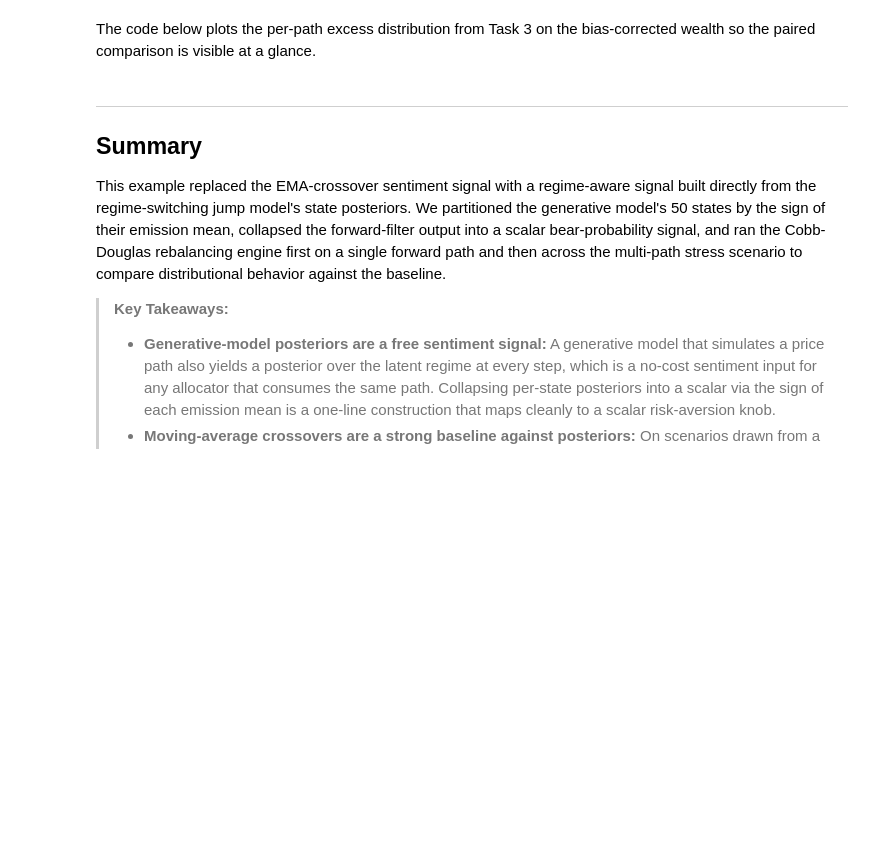
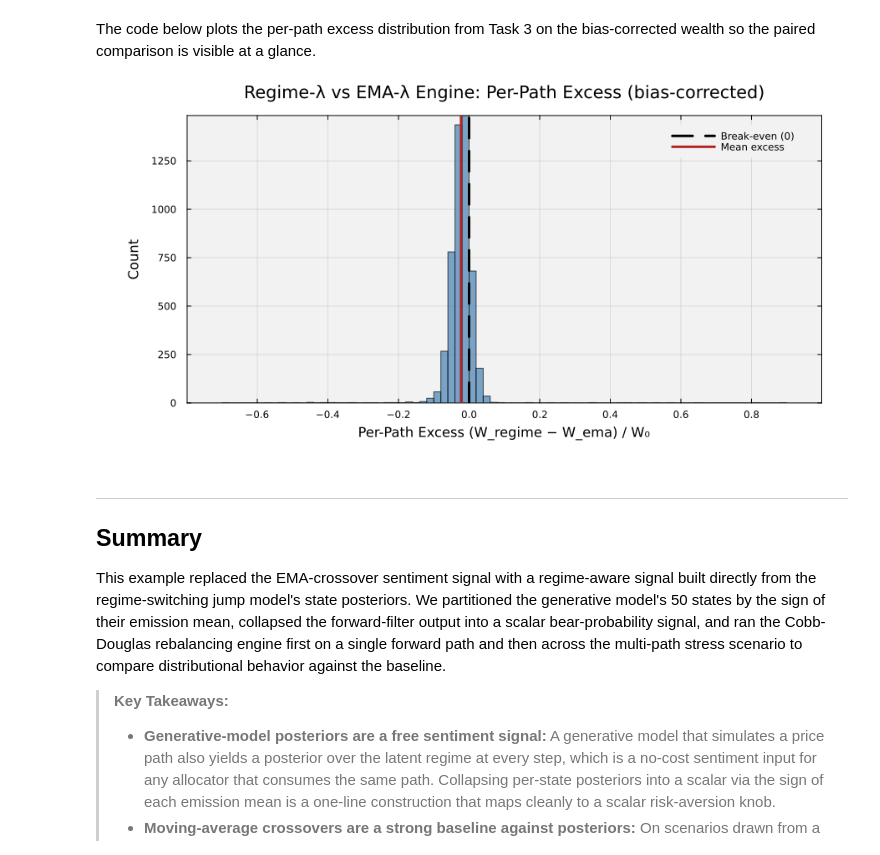
Before and after one commit to varnerlab/eCornell-AI-finance-lectures, a Jupyter notebook: lectures/session-2/eCornell-AI-Finance-S2-Example-Optional-RegimeAwareSentiment-May-2026.ipynb, the cells around one changed output. Drawn from its saved outputs; the diff is of its cells as text; code cells hidden in the pictures; blank space fills up the shorter version.

```diff
--- a/lectures/session-2/eCornell-AI-Finance-S2-Example-Optional-RegimeAwareSentiment-May-2026.ipynb
+++ b/lectures/session-2/eCornell-AI-Finance-S2-Example-Optional-RegimeAwareSentiment-May-2026.ipynb
@@ -575,17 +605,21 @@ The code below plots the per-path excess distribution from Task 3 on the bias-co
 # %%
 let
     excess = result_eng_regime.final_wealth .- result_eng_ema.final_wealth;
 
     p = histogram(excess ./ B₀, bins = 80, alpha = 0.7, color = :steelblue,
         xlabel = "Per-Path Excess (W_regime − W_ema) / W₀",
         ylabel = "Count", title = "Regime-λ vs EMA-λ Engine: Per-Path Excess (bias-corrected)",
         label = "", fontsize = 18, size = (900, 450));
     vline!(p, [0.0], lw = 3, ls = :dash, c = :black, label = "Break-even (0)");
     vline!(p, [mean(excess) / B₀], lw = 3, c = :firebrick, label = "Mean excess");
     plot!(p, bg = "gray95", background_color_outside = "white",
-        framestyle = :box, fg_legend = :transparent, legend = :topright);
+        framestyle = :box, fg_legend = :transparent, legend = :topright,
+        left_margin = 12Plots.mm, right_margin = 6Plots.mm,
+        top_margin = 4Plots.mm, bottom_margin = 8Plots.mm);
     p
 end
+# %% [output]
+[figure, added]
 # %% [markdown]
 ___
 ## Summary
```
Also changed, not shown: parts of 5 cells of this notebook.
